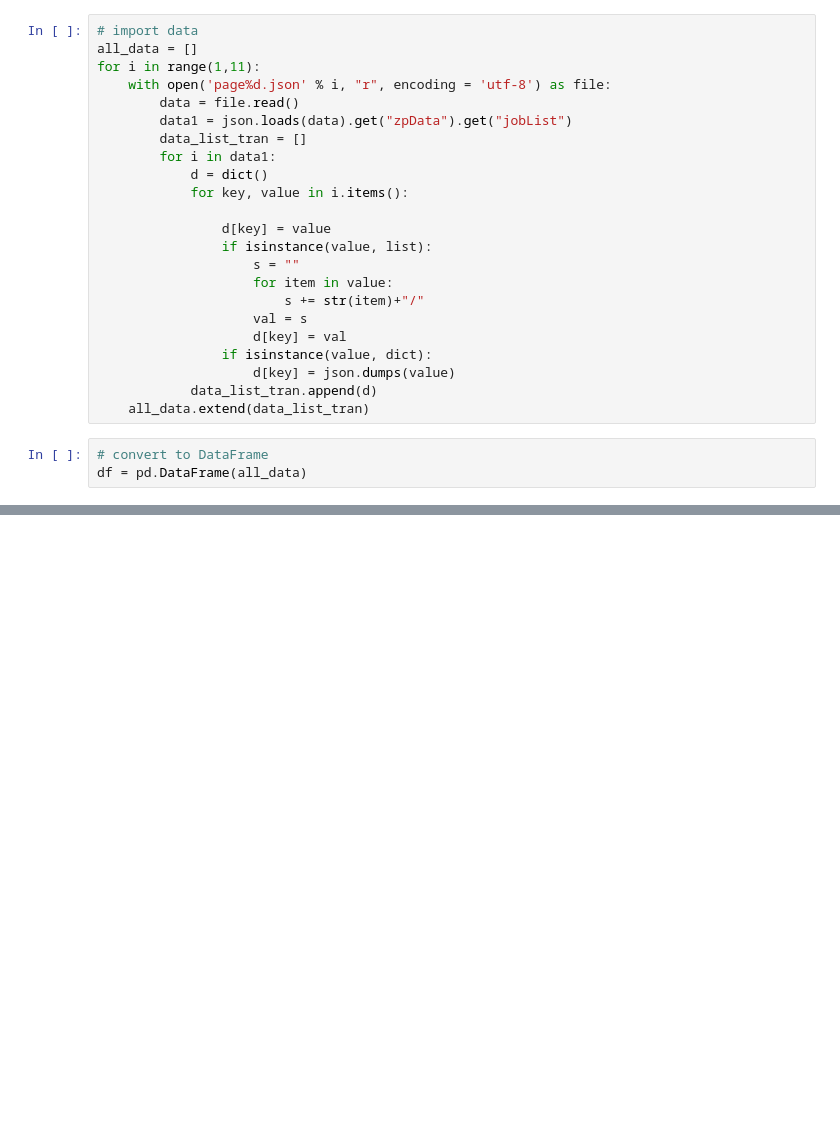
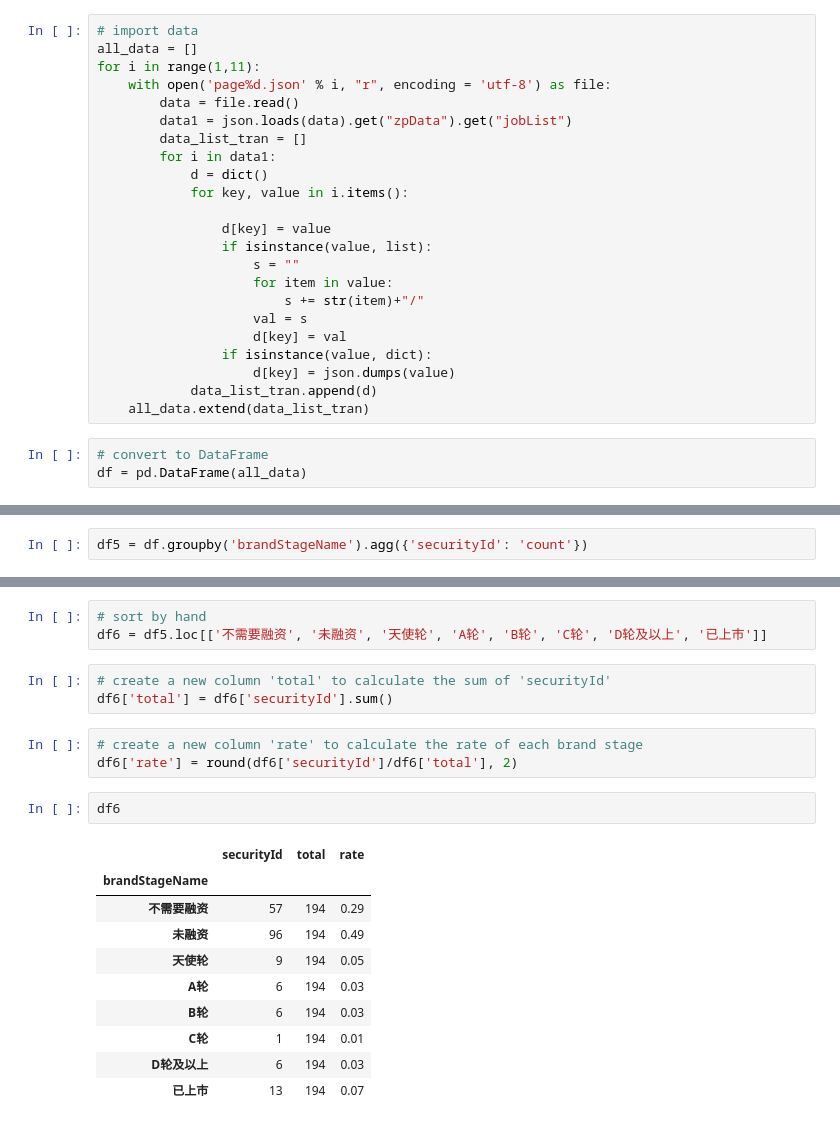
Before and after one commit to shanshanli-nov/BossDataAnalysis, a Jupyter notebook: final_analysis_report.ipynb, the cells around one changed output, grey strips where cells are left out. Saved outputs shown, nothing was run; the diff lists cells and outputs as text; blank space fills up the shorter version.

```diff
--- a/final_analysis_report.ipynb
+++ b/final_analysis_report.ipynb
@@ -33,0 +285,2 @@ df = pd.DataFrame(all_data)
+# %%
+df5 = df.groupby('brandStageName').agg({'securityId': 'count'})
@@ -33,0 +301,22 @@ df = pd.DataFrame(all_data)
+# %%
+# sort by hand
+df6 = df5.loc[['不需要融资', '未融资', '天使轮', 'A轮', 'B轮', 'C轮', 'D轮及以上', '已上市']]
+# %%
+# create a new column 'total' to calculate the sum of 'securityId'
+df6['total'] = df6['securityId'].sum()
+# %%
+# create a new column 'rate' to calculate the rate of each brand stage
+df6['rate'] = round(df6['securityId']/df6['total'], 2)
+# %%
+df6
+# %% [output]
+|  | securityId | total | rate |
+| brandStageName |  |  |  |
+| 不需要融资 | 57 | 194 | 0.29 |
+| 未融资 | 96 | 194 | 0.49 |
+| 天使轮 | 9 | 194 | 0.05 |
+| A轮 | 6 | 194 | 0.03 |
+| B轮 | 6 | 194 | 0.03 |
+| C轮 | 1 | 194 | 0.01 |
+| D轮及以上 | 6 | 194 | 0.03 |
+| 已上市 | 13 | 194 | 0.07 |
```
Also changed, not shown: parts of 56 cells of this notebook.
